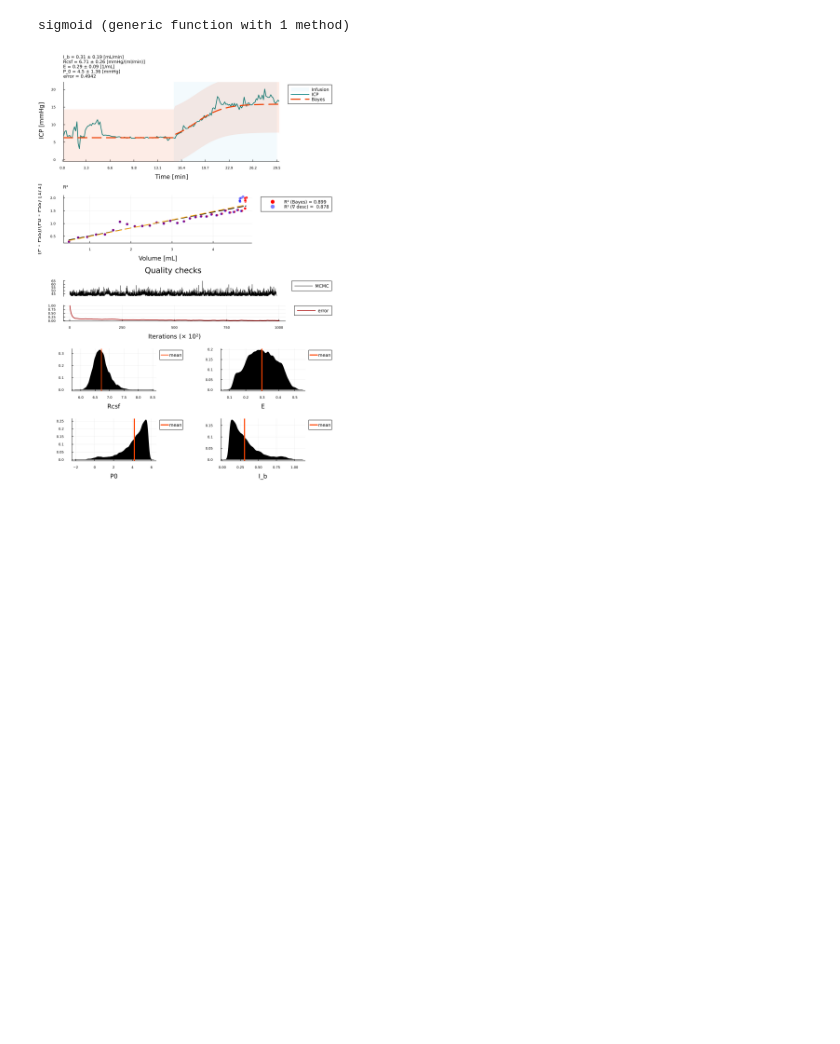
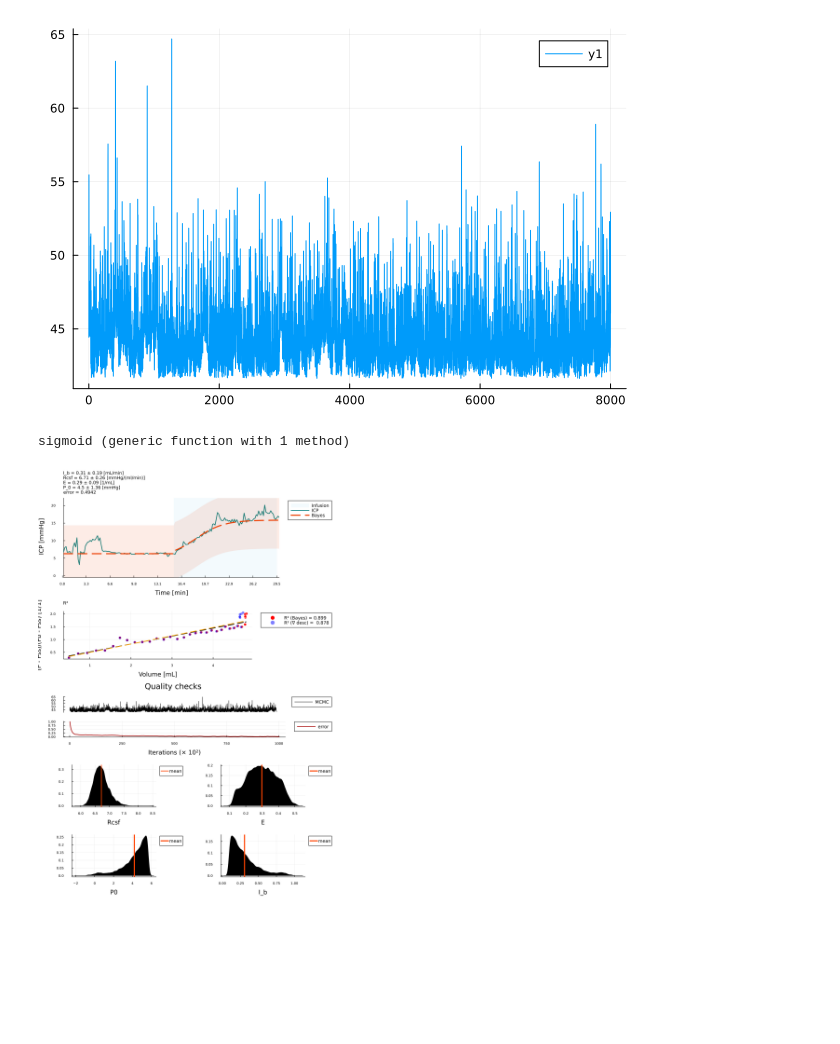
Before and after one commit to jeremi-chabros/CSF-dynamics, a Jupyter notebook: mcmc_ml.ipynb, the cells around one changed output. Saved outputs shown, nothing was run; the diff lists cells and outputs as text; code cells hidden in the pictures; blank space fills up the shorter version.

```diff
--- a/mcmc_ml.ipynb
+++ b/mcmc_ml.ipynb
@@ -171,3 +171,7 @@ File 1141 / 1141
+# %%
+plot(chisave[1:10:end])
+# %% [output]
+[figure, added]
 # %%
 
 # Rcsf = mean(thetasave_t[1,:])
```
Also changed, not shown: parts of 1 cell of this notebook, 3 other files.
